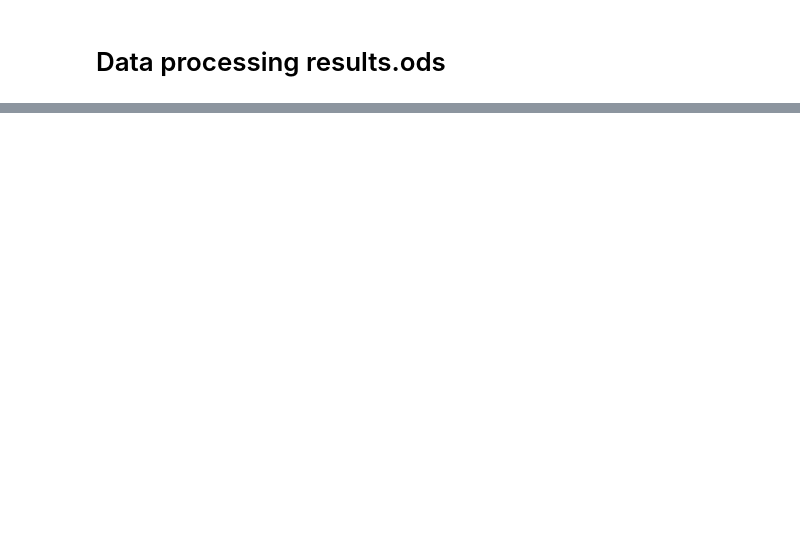
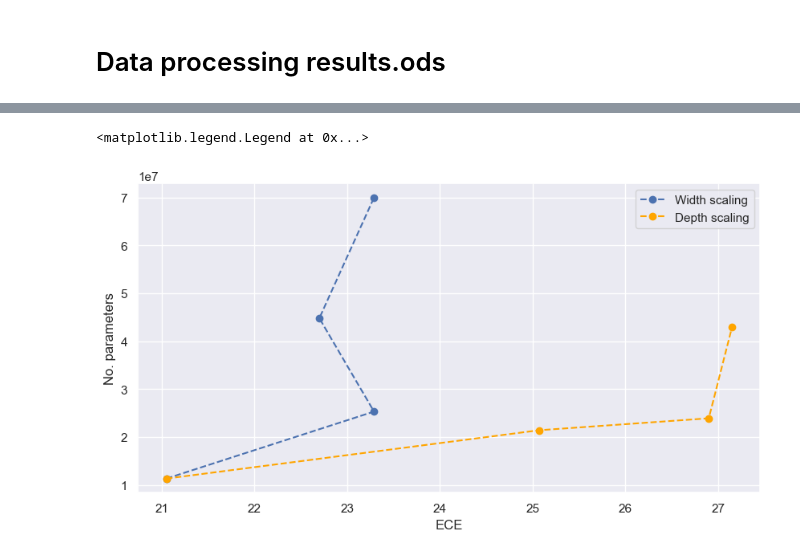
Before and after one commit to b-auricchio/wildlife_indent_cnn, a Jupyter notebook: data_processing.ipynb, the cells around one changed output, grey strips where cells are left out. Drawn from its saved outputs; the diff is of its cells as text; code cells hidden in the pictures; blank space fills up the shorter version.

```diff
--- a/data_processing.ipynb
+++ b/data_processing.ipynb
@@ -11,3 +13,6 @@ ece = results['ece'].to_list()
 auroc = results['auroc'].to_list()
 train_acc = results['train_acc'].to_list()
 val_acc = results['val_acc'].to_list()
+params = results['#params'].to_list()
+inf_time = results['inf_time'].to_list()
+train_time = results['train_time'].to_list()
@@ -47,0 +39,11 @@ plt.legend(['Width scaling', 'Depth scaling'])
+# %%
+#Plot 3: generalisation gap vs #params
+plt.figure(figsize=(10, 5))
+plt.plot(ece[0:4], params[0:4], marker='o', linestyle = '--', color='b')
+plt.plot([ece[0]]+ece[4:8], [params[0]]+params[4:8], marker='o', linestyle = '--', color='orange')
+plt.xlabel('ECE')
+plt.ylabel('No. parameters')
+plt.legend(['Width scaling', 'Depth scaling'])
+# %% [output]
+<matplotlib.legend.Legend at 0x...>
+[figure, added]
```
Also changed, not shown: parts of 6 cells of this notebook, 10 other files.
